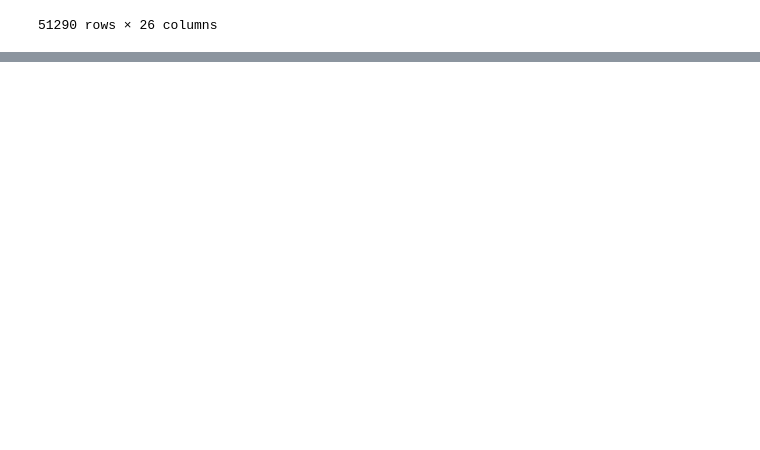
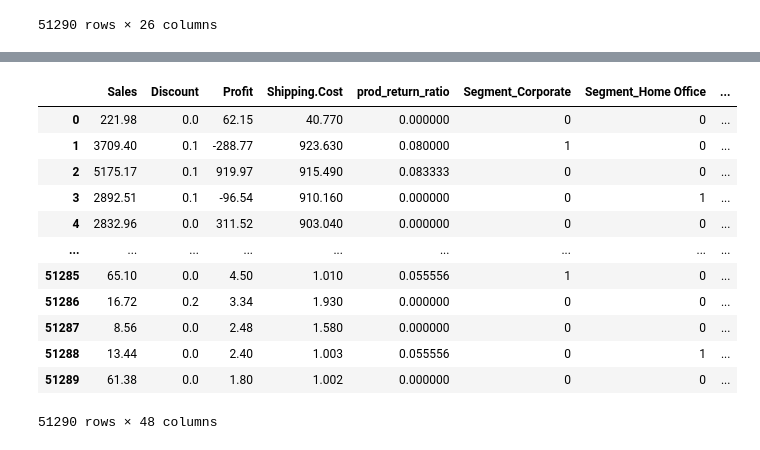
Before and after one commit to jackcopeland11/machine_learning_project, a Jupyter notebook: Hugh_Goode/ML_Lab.ipynb, the cells around one changed output, grey strips where cells are left out. Cells and saved outputs as stored; diff of their text form; code cells hidden in the pictures; blank space fills up the shorter version.

```diff
--- a/Hugh_Goode/ML_Lab.ipynb
+++ b/Hugh_Goode/ML_Lab.ipynb
@@ -225,0 +304,3 @@ ValueError: The truth value of a Series is ambiguous. Use a.empty, a.bool(), a.i
+# %%
+combined2 = pd.merge(orders, prod_returns, how = 'left', on='Product.ID')
+combined2
@@ -225,0 +353,5 @@ ValueError: The truth value of a Series is ambiguous. Use a.empty, a.bool(), a.i
+# %%
+target = combined.target
+feature = combined2.drop(['Order.ID', 'Order.Date', 'Ship.Date', 'Ship.Mode', 'Customer.Name', 'City'\
+                          , 'State', 'Country', 'Postal.Code', 'Market', 'Category', 'Product.ID', 'Customer.ID', 'Product.Name'], axis = 1)
+feature.dtypes
@@ -225,0 +387,3 @@ ValueError: The truth value of a Series is ambiguous. Use a.empty, a.bool(), a.i
+# %%
+num_feat = feature.select_dtypes('float64', 'int64')
+num_feat
@@ -225,0 +404,3 @@ ValueError: The truth value of a Series is ambiguous. Use a.empty, a.bool(), a.i
+# %%
+cat_dum = pd.get_dummies(cat, drop_first = True)
+cat_dum
@@ -225,0 +421,17 @@ ValueError: The truth value of a Series is ambiguous. Use a.empty, a.bool(), a.i
+# %%
+feature = pd.concat([num_feat, cat_dum], axis = 1)
+feature
+# %% [output]
+|  | Sales | Discount | Profit | Shipping.Cost | prod_return_ratio | Segment_Corporate | Segment_Home Office | ... |
+| 0 | 221.98 | 0.0 | 62.15 | 40.770 | 0.000000 | 0 | 0 | ... |
+| 1 | 3709.40 | 0.1 | -288.77 | 923.630 | 0.080000 | 1 | 0 | ... |
+| 2 | 5175.17 | 0.1 | 919.97 | 915.490 | 0.083333 | 0 | 0 | ... |
+| 3 | 2892.51 | 0.1 | -96.54 | 910.160 | 0.000000 | 0 | 1 | ... |
+| 4 | 2832.96 | 0.0 | 311.52 | 903.040 | 0.000000 | 0 | 0 | ... |
+| ... | ... | ... | ... | ... | ... | ... | ... | ... |
+| 51285 | 65.10 | 0.0 | 4.50 | 1.010 | 0.055556 | 1 | 0 | ... |
+| 51286 | 16.72 | 0.2 | 3.34 | 1.930 | 0.000000 | 0 | 0 | ... |
+| 51287 | 8.56 | 0.0 | 2.48 | 1.580 | 0.000000 | 0 | 0 | ... |
+| 51288 | 13.44 | 0.0 | 2.40 | 1.003 | 0.055556 | 0 | 1 | ... |
+| 51289 | 61.38 | 0.0 | 1.80 | 1.002 | 0.000000 | 0 | 0 | ... |
+51290 rows × 48 columns
```
Also changed, not shown: parts of 15 cells of this notebook.
